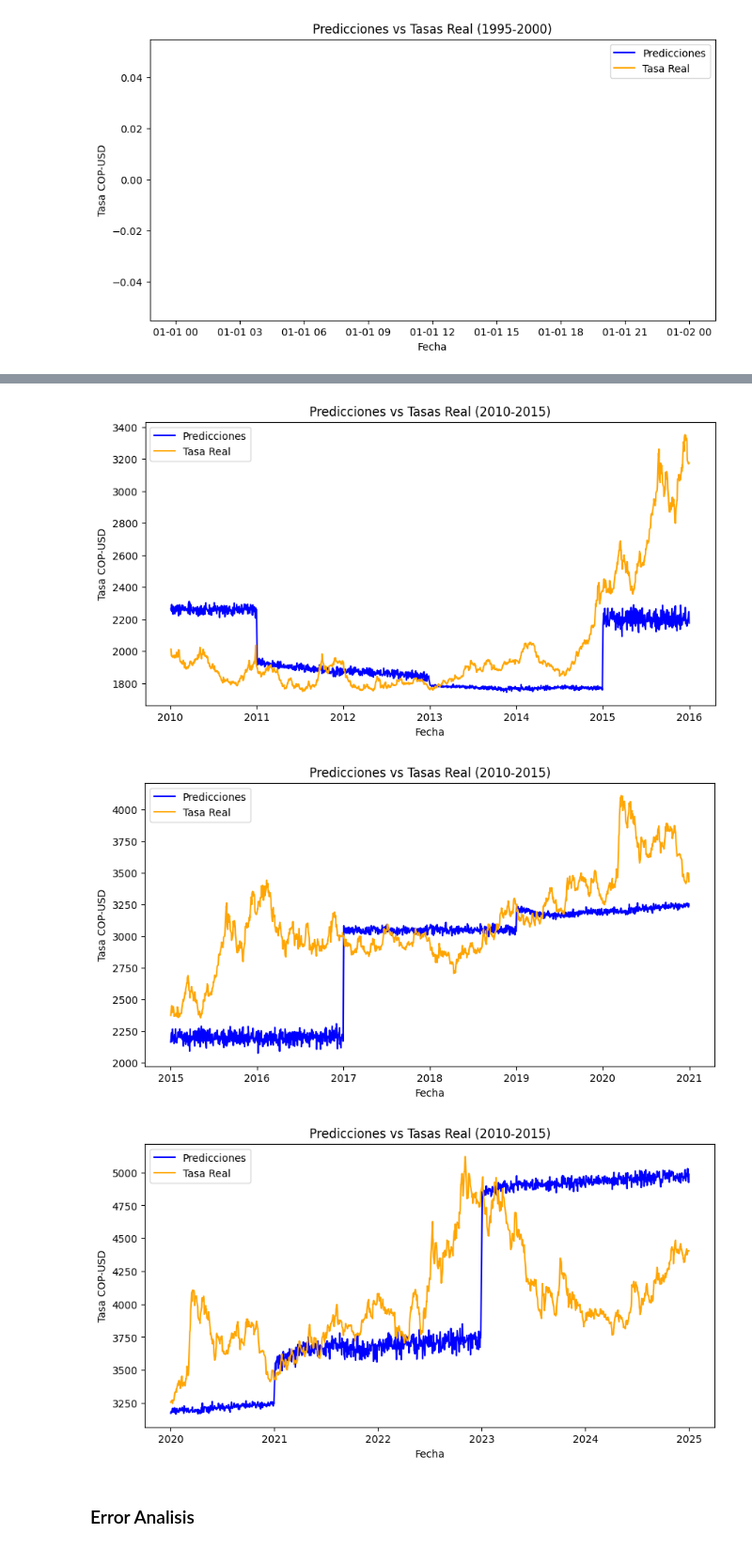
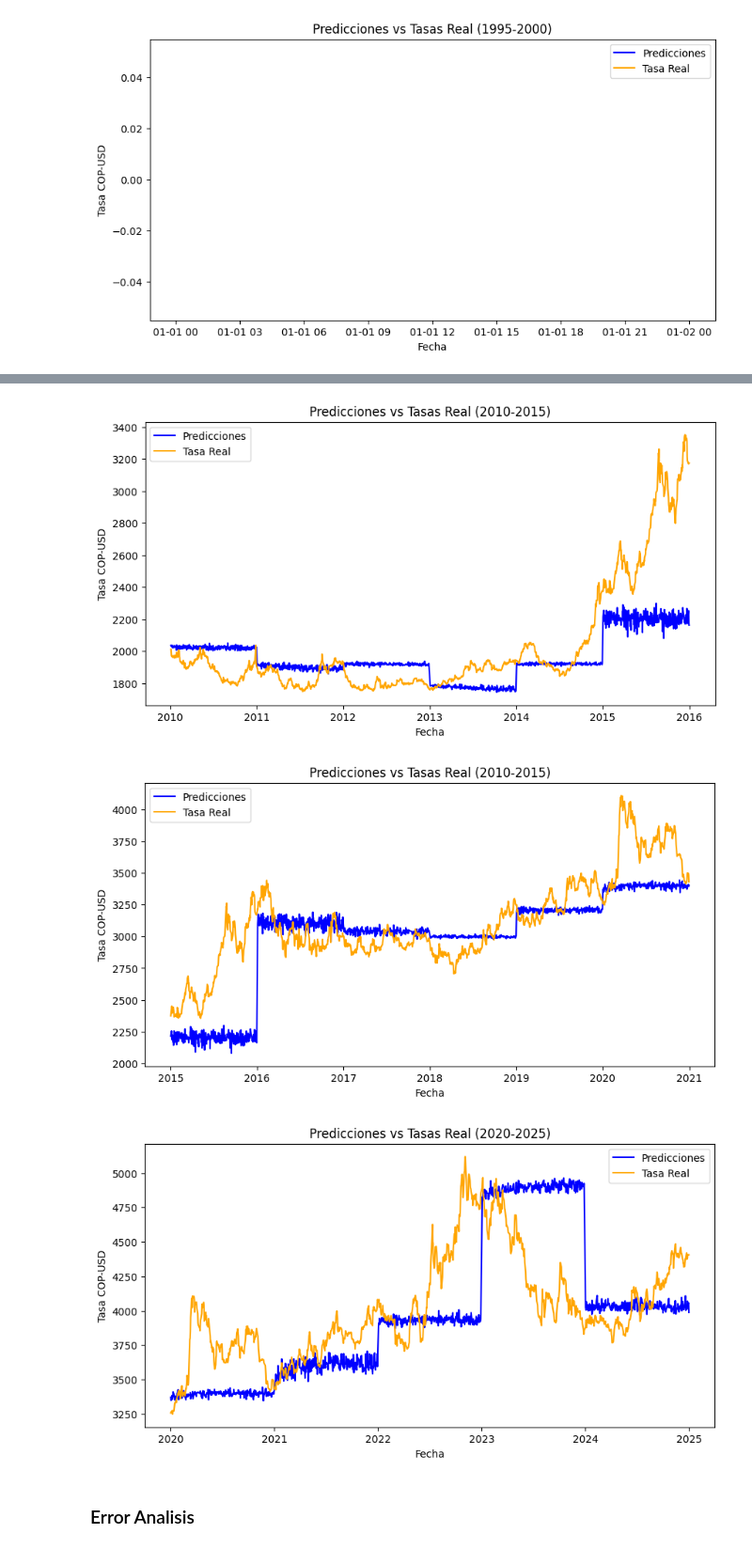
Before and after one commit to oscardi777/Test-Codigos, a Jupyter notebook: Rolling_Window_DFGCN/results_analisisDFGCN.ipynb, the cells around one changed output, grey strips where cells are left out. Shown at 94% size. Cells and saved outputs as stored; diff of their text form; code cells hidden in the pictures.

```diff
--- a/Rolling_Window_DFGCN/results_analisisDFGCN.ipynb
+++ b/Rolling_Window_DFGCN/results_analisisDFGCN.ipynb
@@ -8,7 +8,7 @@ from scipy import stats
 # %% [markdown]
 ### data
 # %%
-DATA_PREDICTIONS_PATH = "data\\predictions_1993-2025_2_anos_5p_rol.csv"
+DATA_PREDICTIONS_PATH = "data\\predictions_1993-2025_1_ano_10p_rol.csv"
 
 def load_csv(path):
     return pd.read_csv(path)
@@ -103,7 +103,7 @@ plt.ylabel('Tasa COP-USD')
 plt.legend()
 plt.show()
 # %% [output]
-[figure, old version]
+[figure, new version]
 # %%
 data_2015_2020 = df_predictions[(df_predictions["date"] >= "2015-01-01") & (df_predictions["date"] < "2021-01-01")]
 plt.figure(figsize=(10, 5))
@@ -116,20 +116,20 @@ plt.ylabel('Tasa COP-USD')
 plt.legend()
 plt.show()
 # %% [output]
-[figure, old version]
+[figure, new version]
 # %%
 data_2020_2025 = df_predictions[(df_predictions["date"] >= "2020-01-01") & (df_predictions["date"] < "2026-01-01")]
 plt.figure(figsize=(10, 5))
 plt.plot(data_2020_2025["date"], data_2020_2025["pred_cop_usd"], label='Predicciones', color='blue')
 plt.plot(data_2020_2025["date"], data_2020_2025["true_cop_usd"], label='Tasa Real', color='orange')
 
-plt.title('Predicciones vs Tasas Real (2010-2015)')
+plt.title('Predicciones vs Tasas Real (2020-2025)')
 plt.xlabel('Fecha')
 plt.ylabel('Tasa COP-USD')
 plt.legend()
 plt.show()
 # %% [output]
-[figure, old version]
+[figure, new version]
 # %% [markdown]
 ### Error Analisis
 # %% [markdown]
```
Also changed, not shown: parts of 12 cells of this notebook, 13 other files.
